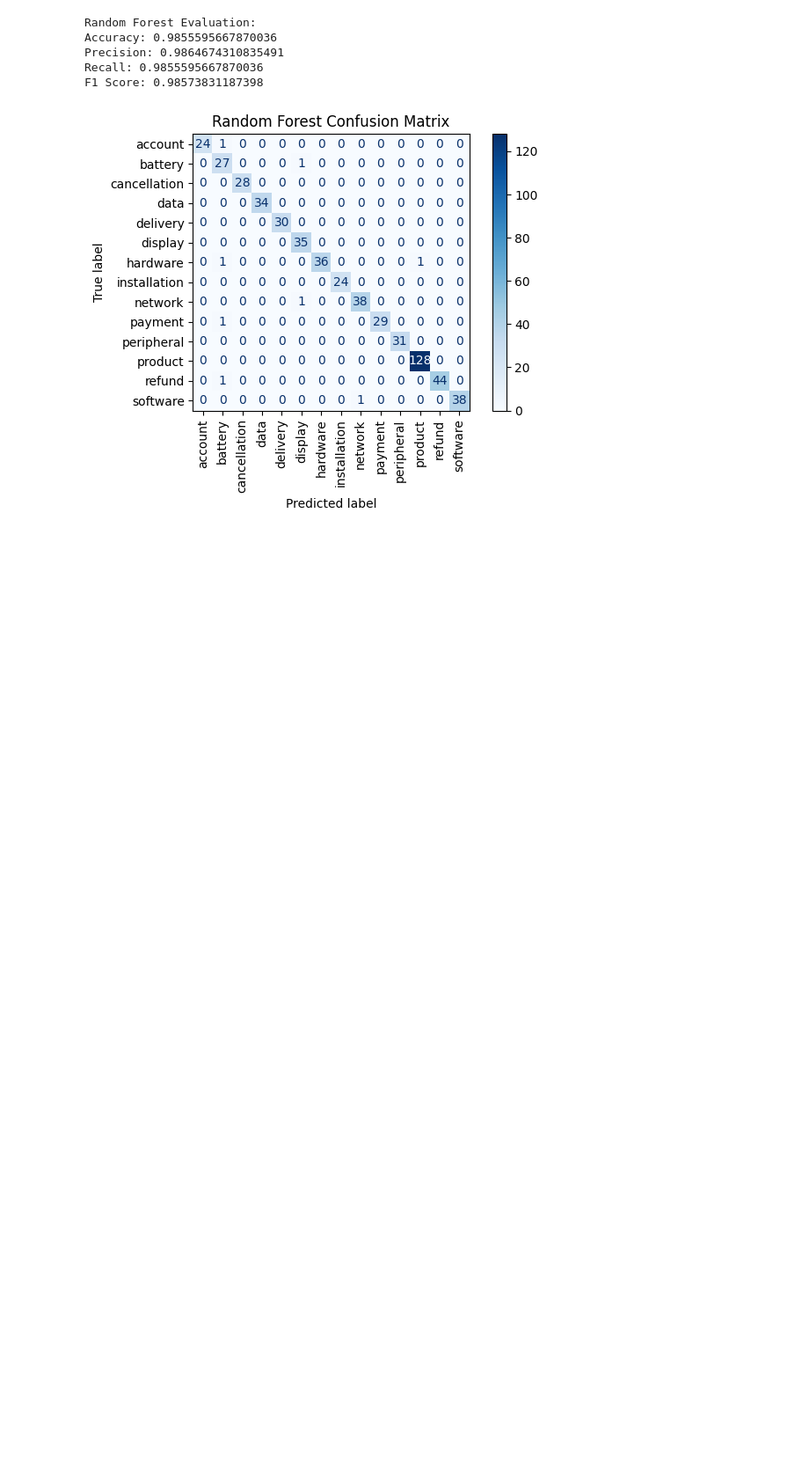
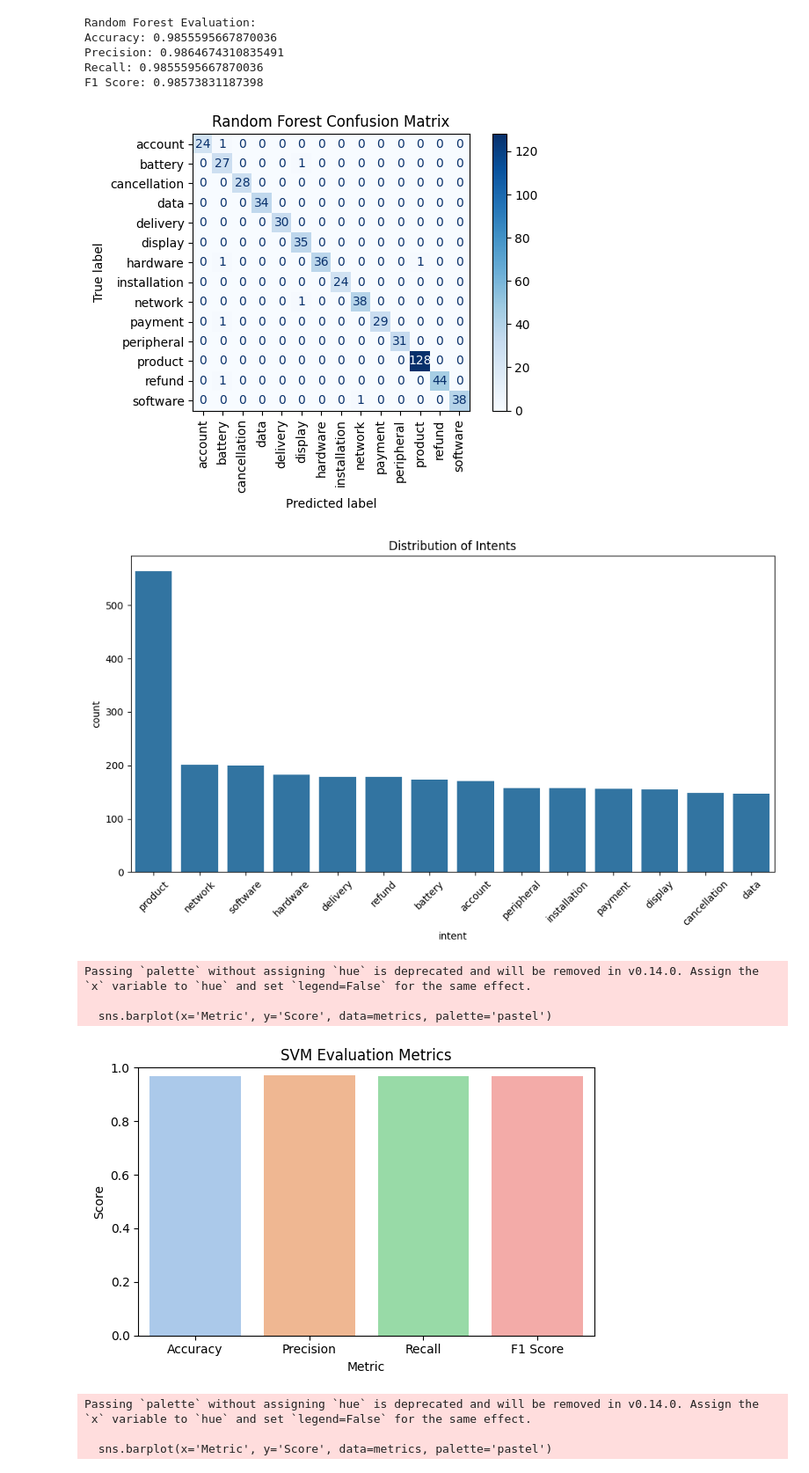
Before and after one commit to SUBASH271219/Project-phase2, a Jupyter notebook: Untitled17.ipynb, the cells around one changed output. Shown: that part at 88% size. Cells and saved outputs as stored; diff of their text form; code cells hidden in the pictures; blank space fills up the shorter version.

```diff
--- a/Untitled17.ipynb
+++ b/Untitled17.ipynb
@@ -323,3 +323,80 @@ Precision: 0.9864674310835491
 Recall: 0.9855595667870036
 F1 Score: 0.98573831187398
 [figure]
+# %%
+import pandas as pd
+import seaborn as sns
+import matplotlib.pyplot as plt
+from sklearn.metrics import accuracy_score, precision_score, recall_score, f1_score
+
+# Load cleaned dataset
+df = pd.read_csv('/content/cleaned_customer_support_tickets.csv')
+df.columns = df.columns.str.strip()
+
+# Assume 'intent' column is already created (if not, create dummy intent)
+if 'intent' not in df.columns:
+    df['intent'] = df['cleaned_text'].apply(lambda x: x.split()[0] if isinstance(x, str) and len(x.split()) > 0 else "general")
+
+# 1. Intent Distribution Plot
+plt.figure(figsize=(10,6))
+sns.countplot(data=df, x='intent', order=df['intent'].value_counts().index)
+plt.title('Distribution of Intents')
+plt.xticks(rotation=45)
+plt.tight_layout()
+plt.show()
+
+# 2. Chatbot Accuracy Report (using stored predictions)
+def plot_metrics(y_true, y_pred, model_name):
+    accuracy = accuracy_score(y_true, y_pred)
+    precision = precision_score(y_true, y_pred, average='weighted', zero_division=0)
+    recall = recall_score(y_true, y_pred, average='weighted', zero_division=0)
+    f1 = f1_score(y_true, y_pred, average='weighted', zero_division=0)
+
+    metrics = pd.DataFrame({
+        'Metric': ['Accuracy', 'Precision', 'Recall', 'F1 Score'],
+        'Score': [accuracy, precision, recall, f1]
+    })
+
+    plt.figure(figsize=(6,4))
+    sns.barplot(x='Metric', y='Score', data=metrics, palette='pastel')
+    plt.ylim(0, 1)
+    plt.title(f'{model_name} Evaluation Metrics')
+    plt.tight_layout()
+    plt.show()
+
+# Run for SVM
+plot_metrics(y_test, svm_pred, "SVM")
+
+# Run for Random Forest
+plot_metrics(y_test, rf_pred, "Random Forest")
+
+# 3. EDA Findings: Most Common Words (Word Cloud optional if wordcloud installed)
+from collections import Counter
+from nltk.corpus import stopwords
+import nltk
+nltk.download('stopwords')
+
+stop_words = set(stopwords.words('english'))
+
+# Get word frequency
+words = ' '.join(df['cleaned_text']).lower().split()
+words = [word for word in words if word not in stop_words]
+word_freq = Counter(words)
+
+# Top 20 words
+common_words = pd.DataFrame(word_freq.most_common(20), columns=['Word', 'Frequency'])
+
+plt.figure(figsize=(10,6))
+sns.barplot(x='Frequency', y='Word', data=common_words, palette='mako')
+plt.title("Top 20 Common Words in Queries")
+plt.tight_layout()
+plt.show()
+# %% [output]
+[figure, added]
+Passing `palette` without assigning `hue` is deprecated and will be removed in v0.14.0. Assign the `x` variable to `hue` and set `legend=False` for the same effect.
+
+  sns.barplot(x='Metric', y='Score', data=metrics, palette='pastel')
+[figure, added]
+Passing `palette` without assigning `hue` is deprecated and will be removed in v0.14.0. Assign the `x` variable to `hue` and set `legend=False` for the same effect.
+
+  sns.barplot(x='Metric', y='Score', data=metrics, palette='pastel')
```
Also changed, not shown: parts of 1 cell of this notebook.
